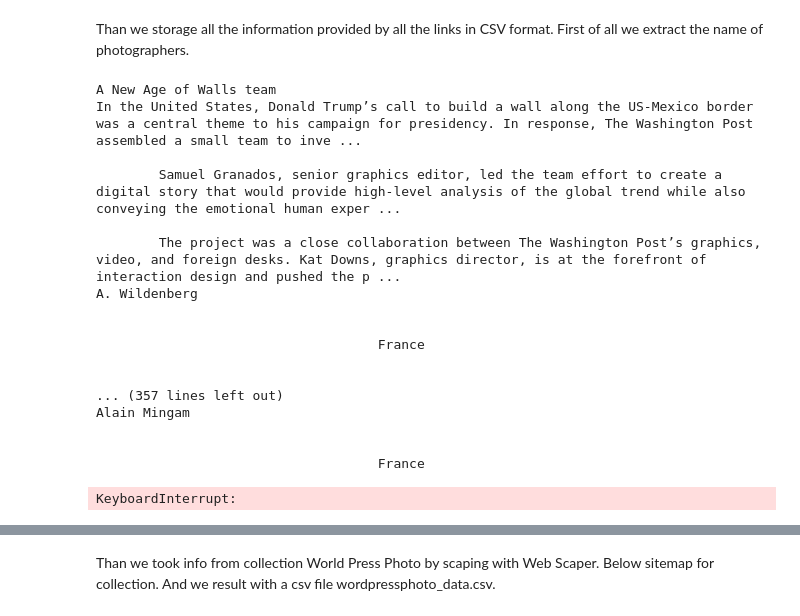
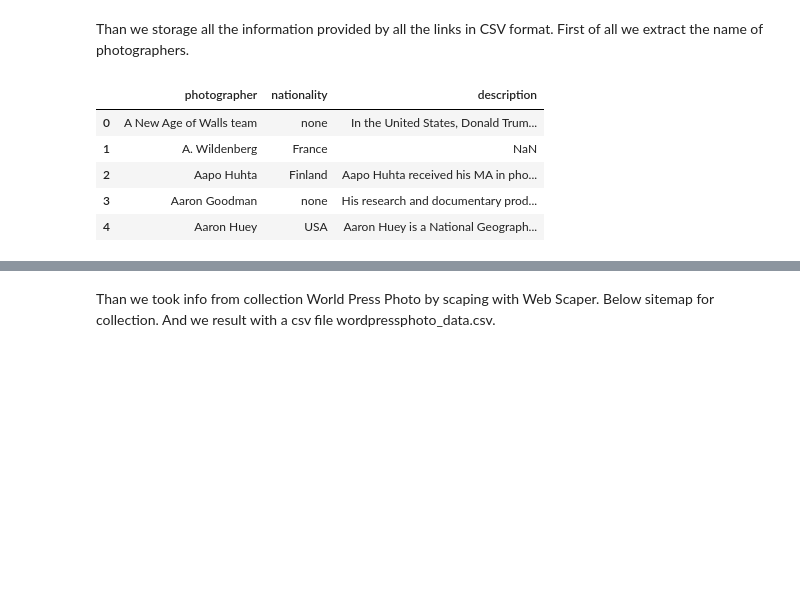
Before and after one commit to GiuliaVenditti/DigiatalStoryTelling, a Jupyter notebook: photo-notebook copy.ipynb, the cells around one changed output, grey strips where cells are left out. Saved outputs shown, nothing was run; the diff lists cells and outputs as text; code cells hidden in the pictures; blank space fills up the shorter version.

```diff
--- a/photo-notebook copy.ipynb
+++ b/photo-notebook copy.ipynb
@@ -41,40 +41,44 @@ print(photographers)
 # %% [markdown]
 Than we storage all the information provided by all the links in CSV format. First of all we extract the name of photographers.
 # %%
+import csv
+with open('worldpressphotographer.csv', mode='w') as my_file:
+    my_writer = csv.writer(my_file, delimiter=',', quotechar='"', quoting=csv.QUOTE_ALL)
+    # write the column names
+    my_writer.writerow(['photographer', 'nationality', 'description'])
 
-for url in photographers:
-    page = requests.get(url)
+    for url in photographers:
+        page = requests.get(url)
 
-    soup = BeautifulSoup(page.content, "html.parser")
+        soup = BeautifulSoup(page.content, "html.parser")
 
-    for photographer in soup.select('div.text-widget h1'):
-        print(photographer.text)
+        for photographer in soup.select('div.text-widget h1'):
+            pho_name = photographer.text
 
-    for nationality in soup.select('div.paragraph'):
-        print(nationality.text)
+        n = 'none'
+        for nationality in soup.select('div.paragraph'):
+            if nationality:
+                n = nationality.text
 
-    txt = []
-    for description in soup.select('div.text-widget p'):
-        txt.append(description.text)
 
-    full_txt = " ".join(txt)
-    print(full_txt)
+        txt = []
+        for description in soup.select('div.text-widget p'):
+            txt.append(description.text)
+
+        full_txt = " ".join(txt)
+
+
+        my_writer.writerow([pho_name, n, full_txt])
-# %% [output]
-A New Age of Walls team
-In the United States, Donald Trump’s call to build a wall along the US-Mexico border was a central theme to his campaign for presidency. In response, The Washington Post assembled a small team to inve ...
-
-        Samuel Granados, senior graphics editor, led the team effort to create a digital story that would provide high-level analysis of the global trend while also conveying the emotional human exper ...
-
-        The project was a close collaboration between The Washington Post’s graphics, video, and foreign desks. Kat Downs, graphics director, is at the forefront of interaction design and pushed the p ...
-A. Wildenberg
-
-
-                                    France
-
-
-... (357 lines left out)
-Alain Mingam
-
-
-                                    France
-KeyboardInterrupt:
+# %%
+import pandas as pd
+# parse the csv into a dataframe
+data = pd.read_csv("worldpressphotographer.csv")
+# print the first 5 rows
+data.head()
+# %% [output]
+|  | photographer | nationality | description |
+| 0 | A New Age of Walls team | none | In the United States, Donald Trum... |
+| 1 | A. Wildenberg | France | NaN |
+| 2 | Aapo Huhta | Finland | Aapo Huhta received his MA in pho... |
+| 3 | Aaron Goodman | none | His research and documentary prod... |
+| 4 | Aaron Huey | USA | Aaron Huey is a National Geograph... |
```
Also changed, not shown: parts of 5 cells of this notebook, 2 other files.
